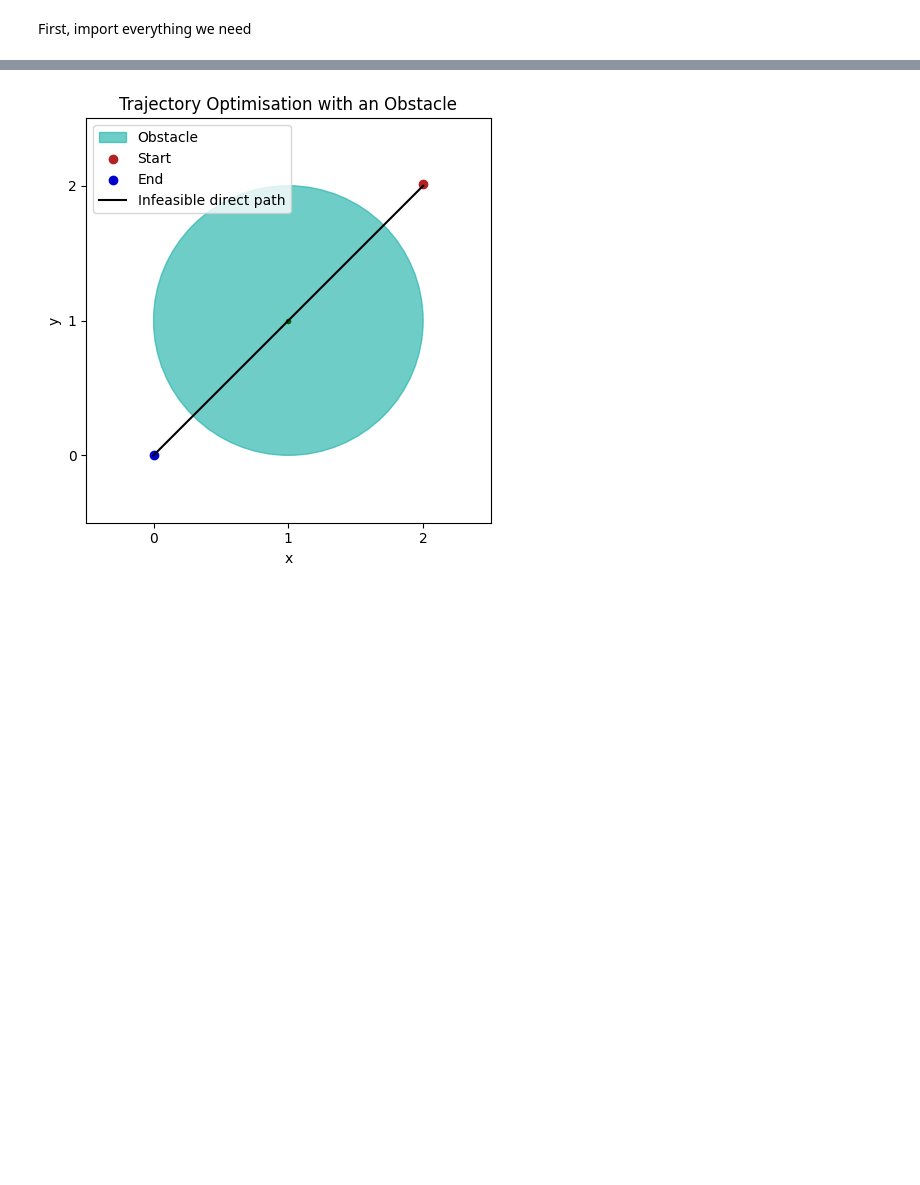
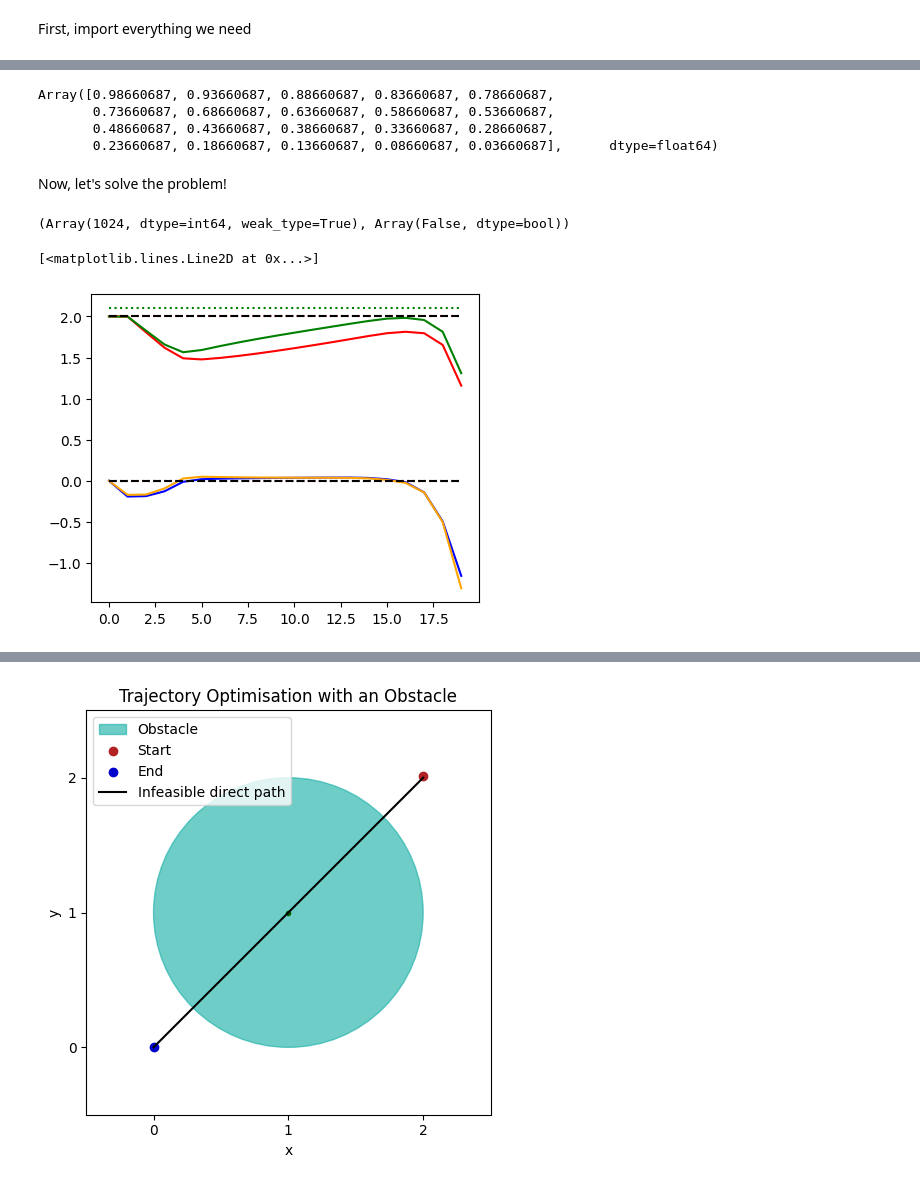
Before and after one commit to patrick-kidger/optimistix, a Jupyter notebook: docs/examples/mpc_unrolled_dynamics.ipynb, the cells around one changed output, grey strips where cells are left out. Cells and saved outputs as stored; diff of their text form; code cells hidden in the pictures; blank space fills up the shorter version.

```diff
--- a/docs/examples/mpc_unrolled_dynamics.ipynb
+++ b/docs/examples/mpc_unrolled_dynamics.ipynb
@@ -22,6 +32,12 @@ where $x \in \mathbb{R}^4$ and $u$ \in \mathbb{R}^2$.
 First, import everything we need
 # %%
 import equinox as eqx
+import jax
 import jax.numpy as jnp
 import matplotlib.pyplot as plt
+import optimistix as optx
 from jaxtyping import Array
+
+
+jax.config.update("jax_enable_x64", True)
+# jax.config.update("jax_disable_jit", True)
@@ -27,0 +165,25 @@ from jaxtyping import Array
+# %%
+equality_constraint, inequality_constraint = constraint(y0)
+
+speed_limit, distance = inequality_constraint
+
+distance
+# %% [output]
+Array([0.98660687, 0.93660687, 0.88660687, 0.83660687, 0.78660687,
+       0.73660687, 0.68660687, 0.63660687, 0.58660687, 0.53660687,
+       0.48660687, 0.43660687, 0.38660687, 0.33660687, 0.28660687,
+       0.23660687, 0.18660687, 0.13660687, 0.08660687, 0.03660687],      dtype=float64)
+# %% [markdown]
+Now, let's solve the problem!
+# %%
+solver = optx.IPOPTLike(rtol=0, atol=1e-3)
+descent = optx.XDYcYdDescent()
+solver = eqx.tree_at(lambda s: s.descent, solver, descent)
+
+solution = optx.minimise(
+    objective, solver, y0, args, constraint=constraint, throw=False, max_steps=2**10
+)
+
+solution.stats["num_steps"], solution.result == optx.RESULTS.successful
+# %% [output]
+(Array(1024, dtype=int64, weak_type=True), Array(False, dtype=bool))
@@ -27,0 +192,21 @@ from jaxtyping import Array
+# %%
+fig, ax = plt.subplots(1, 1, figsize=(5, 4))
+
+final_states, final_inputs = solution.value
+
+# Plot trajectories
+pseudotime = jnp.arange(num_timepoints)
+
+labels = ["x1", "v1", "x2", "v2"]
+colors = ["red", "blue", "green", "orange"]
+for state, label, color in zip(final_states.T, labels, colors):
+    ax.plot(pseudotime, state, label=label, color=color)
+
+for state, label, color in zip(states.T, labels, colors):
+    ax.plot(pseudotime, state, label=label, color=color, linestyle=":")
+
+ax.plot(pseudotime, 2 * jnp.ones_like(pseudotime), "k--", label="initial_position")
+ax.plot(pseudotime, jnp.zeros_like(pseudotime), "k--", label="target")
+# %% [output]
+[<matplotlib.lines.Line2D at 0x...>]
+[figure, added]
```
Also changed, not shown: parts of 16 cells of this notebook.
